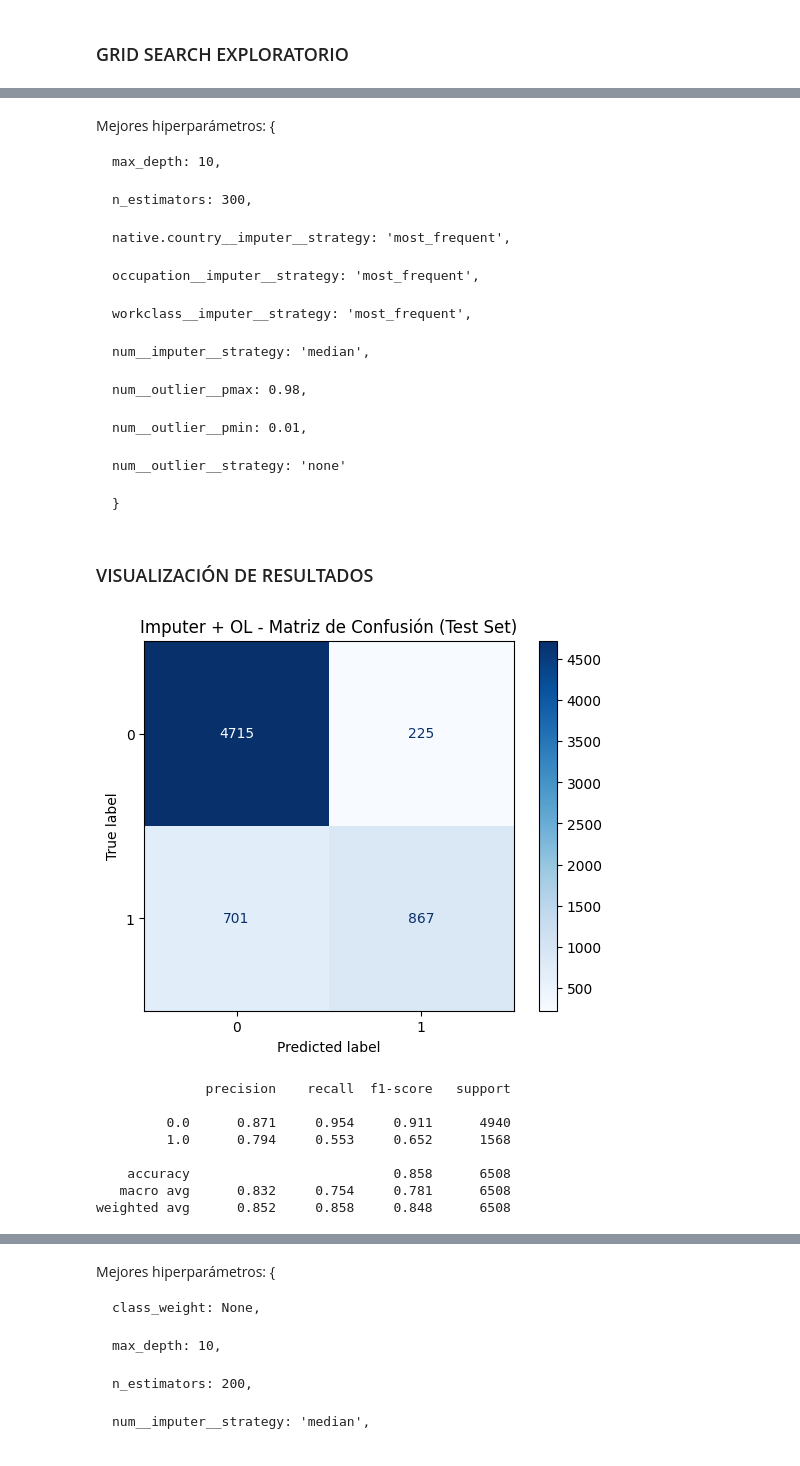
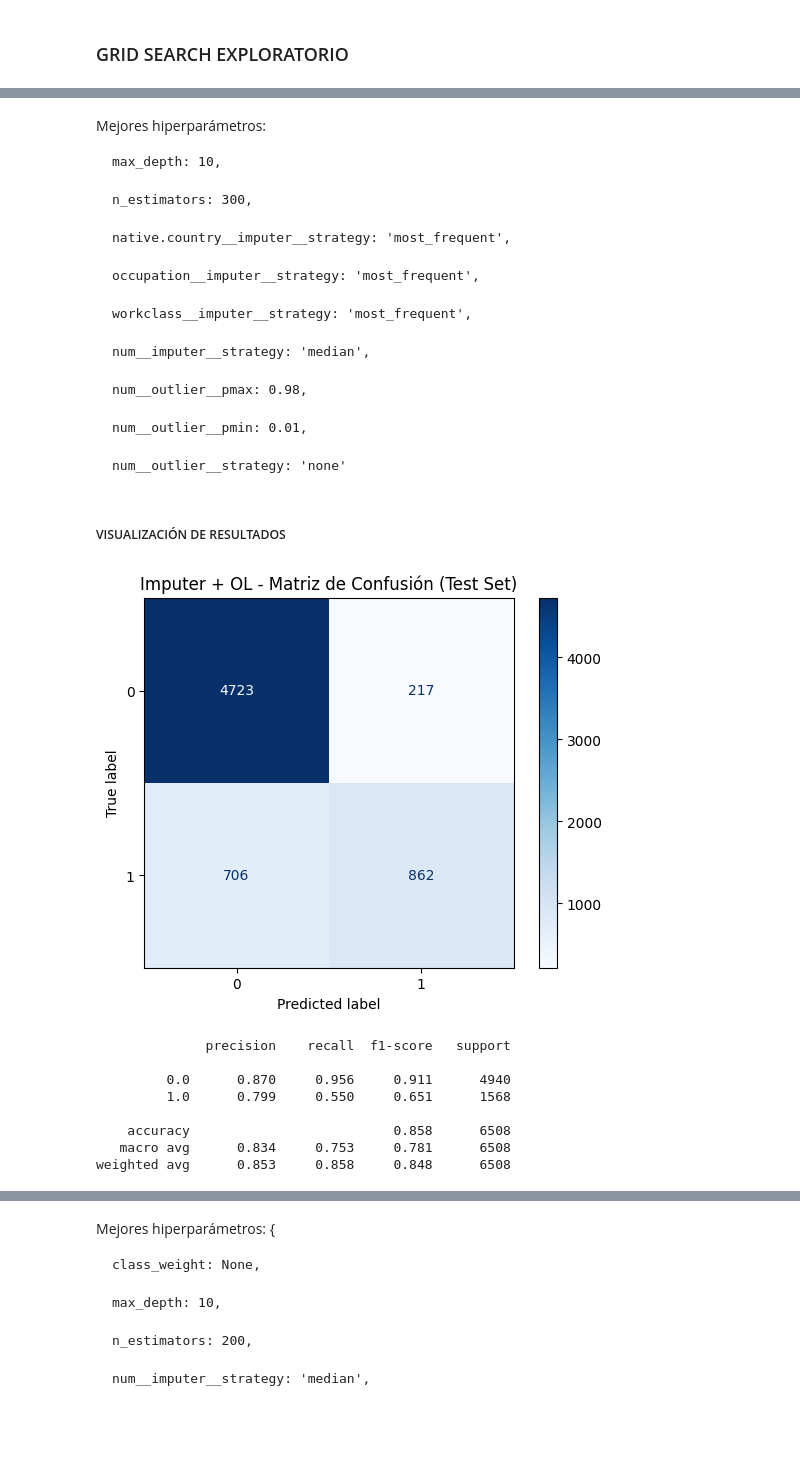
Before and after one commit to XavrV/mini-project-income, a Jupyter notebook: mini_project_adult_income.ipynb, the cells around one changed output, grey strips where cells are left out. Drawn from its saved outputs; the diff is of its cells as text; code cells hidden in the pictures; blank space fills up the shorter version.

```diff
--- a/mini_project_adult_income.ipynb
+++ b/mini_project_adult_income.ipynb
@@ -517,7 +517,7 @@ Fitting 5 folds for each of 96 candidates, totalling 480 fits
 [INFO] Mejores hiperparámetros: {'model__max_depth': 10, 'model__n_estimators': 300, 'preprocessing__cat_native.country__imputer__strategy': 'most_frequent', 'preprocessing__cat_occupation__imputer__s ...
 [INFO] Experimento terminado y trackeado en MLflow.
 # %% [markdown]
-Mejores hiperparámetros: {
+Mejores hiperparámetros:
 
     max_depth: 10,
 
@@ -536,33 +536,31 @@ Mejores hiperparámetros: {
     num__outlier__pmin: 0.01,
 
     num__outlier__strategy: 'none'
-
-    }
 # %% [markdown]
-### VISUALIZACIÓN DE RESULTADOS
+##### VISUALIZACIÓN DE RESULTADOS
 # %%
 from sklearn.metrics import confusion_matrix, ConfusionMatrixDisplay, classification_report
 
 # El mejor modelo entrenado
-best_model = joblib.load("results_out/best_model_grid.joblib")
+best_model = joblib.load("results_out/prepro_imp_ol/best_model.joblib")
 y_pred = best_model.predict(splits["X_test"])
 
 # Matriz de confusión
 cm = confusion_matrix(splits["y_test"], y_pred)
 disp = ConfusionMatrixDisplay(confusion_matrix=cm)
 disp.plot(cmap="Blues")
 plt.title("Imputer + OL - Matriz de Confusión (Test Set)")
 plt.show()
 
 # Reporte de clasificación
 print(classification_report(splits["y_test"], y_pred, digits=3))
 # %% [output]
-[figure, old version]
+[figure, new version]
               precision    recall  f1-score   support
 
-         0.0      0.871     0.954     0.911      4940
-         1.0      0.794     0.553     0.652      1568
+         0.0      0.870     0.956     0.911      4940
+         1.0      0.799     0.550     0.651      1568
 
     accuracy                          0.858      6508
-   macro avg      0.832     0.754     0.781      6508
-weighted avg      0.852     0.858     0.848      6508
+   macro avg      0.834     0.753     0.781      6508
+weighted avg      0.853     0.858     0.848      6508
```
Also changed, not shown: parts of 24 cells of this notebook.
